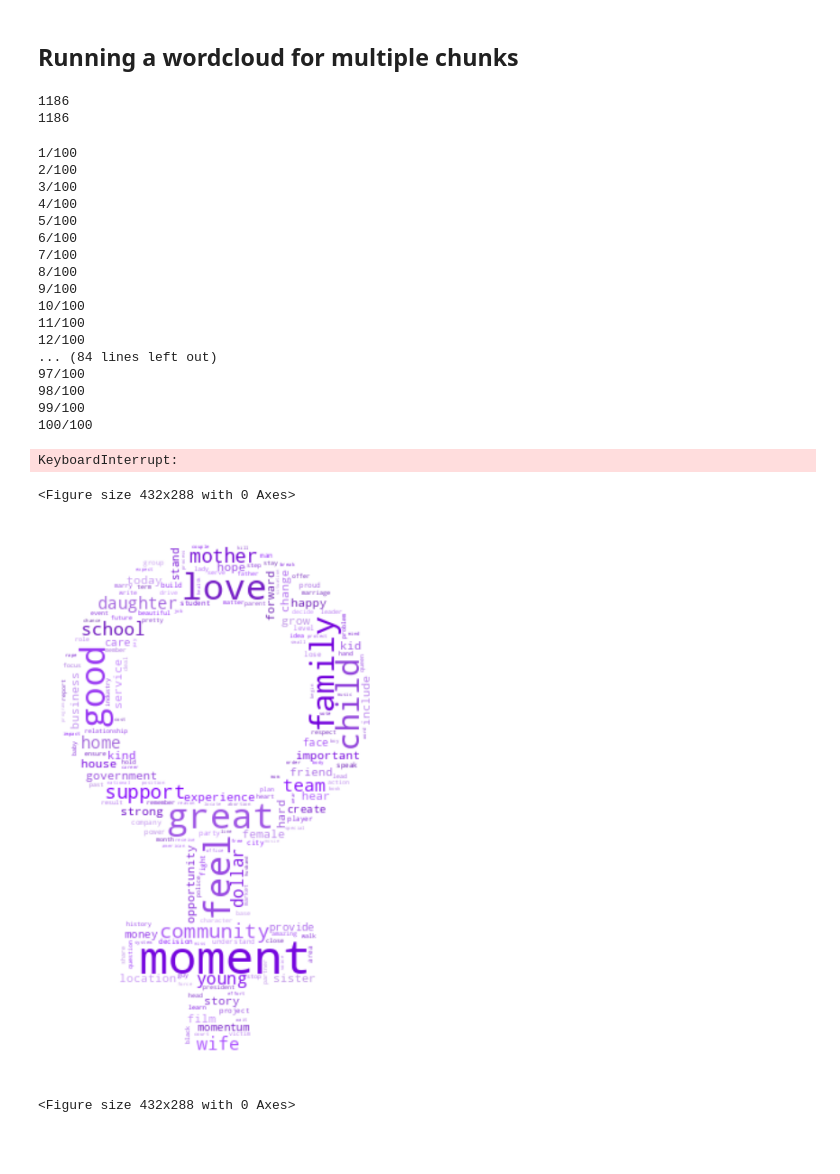
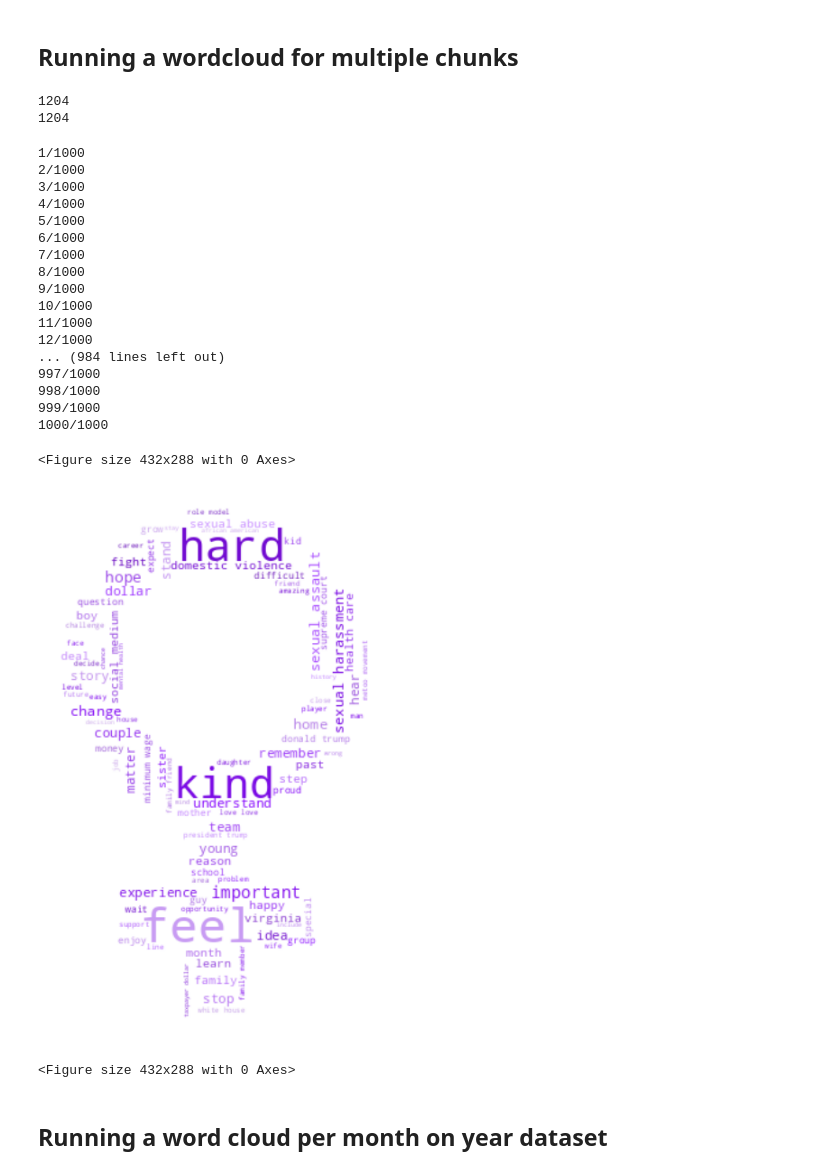
Before and after one commit to epfl-ada/ada-2021-project-adacadabras, a Jupyter notebook: Step 3.ipynb, the cells around one changed output. Drawn from its saved outputs; the diff is of its cells as text; code cells hidden in the pictures; blank space fills up the shorter version.

Commit message:
wordcloud before after metoo

```diff
--- a/Step 3.ipynb
+++ b/Step 3.ipynb
@@ -59,7 +66,12 @@ add_sw = ["people","women","girl","woman","time","thing","year","made","back","m
             "read","state","leave","live","happen","bit","million","cut","buy","put","set","end", "place","today"
             "story", "entire", "meet", "add", "call","game","high","continue","inside","door","email","watch","real",
             "week","fact","ask","spend","public","pull","turn","rest","fun","play","point","years","life","let","yeah",
-            "open", "talk", "issue", "immediately","pass", "work","allow","hour","minute","importantly", "involve", "extra","wow", "tear", "clear", "pattern","making", "alive", "check", "lot", "reach", "night", "stage", "source", "beg", "ready","tell", "left","right","room", "yeah", "see", "sort", "number", "show", "test","season", "demonstrate","realize", "weekend", "song", "come", "theme", "view", "link", "early", "give","note", "explain", "choose","news","local", "global", "case",  "means"]
+            "open", "talk", "issue", "immediately","pass", "work","allow","hour","minute","importantly", "involve", "extra",
+            "wow", "tear", "clear", "pattern","making", "alive", "check", "lot", "reach", "night", "stage", "source", "beg",
+            "ready","tell", "left","right","room", "yeah", "see", "sort", "number", "show", "test","season", "demonstrate",
+            "realize", "weekend", "song", "come", "theme", "view", "link", "early", "give","note", "explain", "choose","news",
+            "local", "global", "case",  "means", "billion","million","thousand","hard","film","good","close","hear","american"
+            "african","change","u","s","united","state","lose","loose","happy","important"]
 stopwords = stopwords + add_sw
 # Loading default spacy stopword list
 spacy_stopwords = spacy.lang.en.stop_words.STOP_WORDS
@@ -169,7 +181,10 @@ add_sw = ["people","women","girl","woman","time","thing","year","made","back","m
             "tear", "clear", "pattern","making", "alive", "check", "lot", "reach", "night", "stage", "source", "beg", "ready","tell",
             "left","right","room", "yeah", "see", "sort", "number", "show", "test","season", "demonstrate","realize", "weekend", "song",
             "come", "theme", "view", "link", "early", "give","note", "explain", "choose","news","local", "global", "case",  "means"
-            "united", "states","u.s","birthday","brother", "prime", "minister", "provide","hold","focus","hand","plan","loose","lose","saty"]
+            "united", "states","u.s","birthday","brother", "prime", "minister", "provide","hold","focus","hand","plan","loose","lose","saty"
+            "virginia","west","thousand","billion","moment","speak","good","great","today","forward","backward","matter"
+            "billion","million","thousand","hard","film","good","close","hear","american","african","change","u","s","united","state",
+            "lose","loose","happy","important","white","visual","kobe","bryant","trillion"]
 stopwords = stopwords + add_sw
 # Loading default spacy stopword list
 spacy_stopwords = spacy.lang.en.stop_words.STOP_WORDS
@@ -178,11 +193,10 @@ print(len(stopwords))
 nlp.Defaults.stop_words = stopwords
 print(len(nlp.Defaults.stop_words))
 # %% [output]
-1186
-1186
+1204
+1204
 # %%
 j = 0
-
 words = []
 for chunk in reader:
 
@@ -203,35 +217,28 @@ for chunk in reader:
     words = words + [token.lemma_ for token in doc if (str(token) in stopwords) != True and token.is_punct != True
                     and str(token) != '-PRON-' and str(token) != '`']
 
-    print(f'{j+1}/100')
+    print(f'{j+1}/1000')
     j = j+1
-    if j == 100:
-        break
+    #if j == 1000:
+    #    break
 # %% [output]
-1/100
-2/100
-3/100
-4/100
-5/100
-6/100
-7/100
-8/100
-9/100
-10/100
-11/100
-12/100
-... (84 lines left out)
-97/100
-98/100
-99/100
-100/100
+1/1000
+2/1000
+3/1000
+4/1000
+5/1000
+6/1000
+7/1000
+8/1000
+9/1000
+10/1000
+11/1000
+12/1000
+... (984 lines left out)
+997/1000
+998/1000
+999/1000
+1000/1000
-# %%
-text_wordcloud = ""
-
-for element in words:
-    text_wordcloud = text_wordcloud + ' ' + element
-# %% [output]
-KeyboardInterrupt:
 # %%
 text_wordcloud = ""
 
@@ -239,26 +246,28 @@ text_wordcloud = ' '.join(word for word in words)
 # %%
 # Function to change colour of word cloud
 def violet_color_func(word, font_size, position, orientation, random_state=None,
                     **kwargs):
     return ("hsl(271, %d%%" % random.randint(60, 100)) + (", %d%%)" % random.randint(40, 80))
 
-figure(figsize=(12, 10), dpi=80)
+figure(figsize=(12, 10))
 d = PATH_DATA
 # Read the mask image
 women_mask = np.array(Image.open(r"/Users/amaellebidet/Desktop/ADA/Projet/ada-2021-project-adacadabras/data/women_symbol_mask.png"))
 
 # Generate Wordcloud
 wc = WordCloud(color_func=violet_color_func, background_color="white", max_words=2000, mask=women_mask,
-               stopwords=stopwords, max_font_size=40, random_state=1, height=100,width=100,collocation_threshold=50).generate(text_wordcloud)
+               stopwords=stopwords, max_font_size=40, random_state=1, height=100,width=100,collocation_threshold=3).generate(text_wordcloud)
 
 # store to file
-wc.to_file(path.join(d, "women_symbol.png"))
+wc.to_file(path.join(d, "women_symbol_thresh10.png"))
 
 # show
 plt.imshow(wc, interpolation='bilinear')
 plt.axis("off")
 plt.figure()
 # %% [output]
 <Figure size 432x288 with 0 Axes>
-[figure, old version]
+[figure, new version]
 <Figure size 432x288 with 0 Axes>
+# %% [markdown]
+## Running a word cloud per month on year dataset
```
Also changed, not shown: parts of 27 cells of this notebook.
